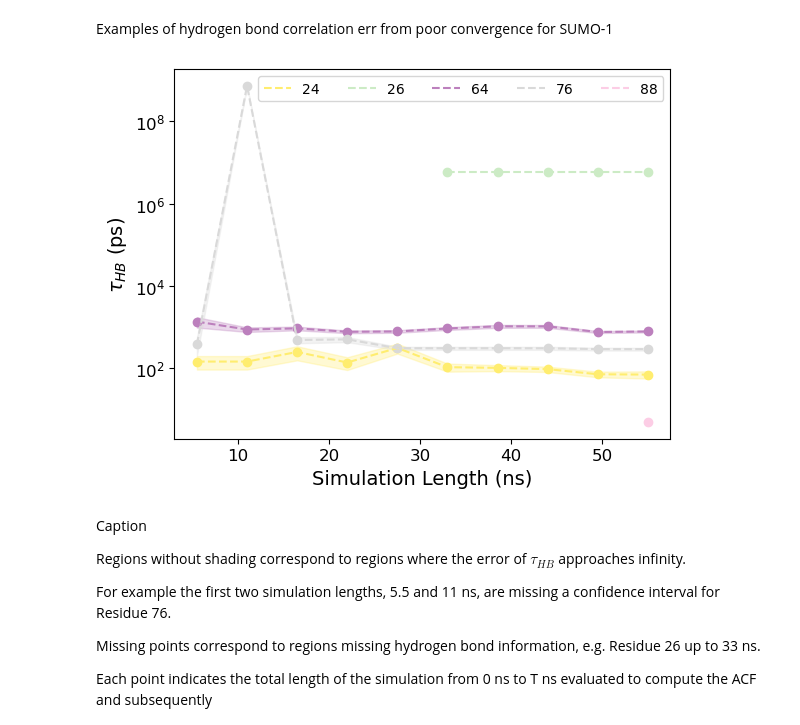
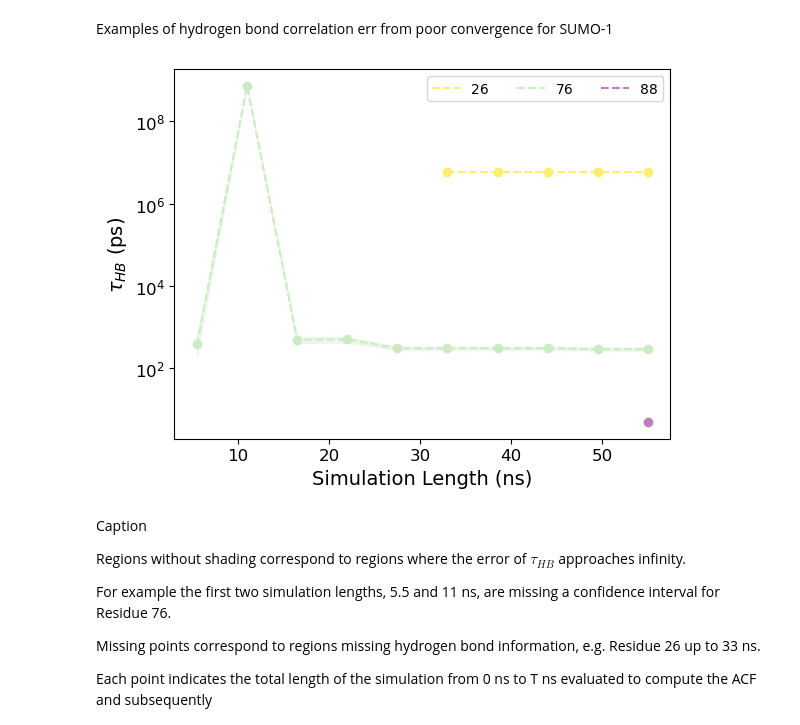
Before and after one commit to hpoudel1/SUMO-1_UBC9_dataset, a Jupyter notebook: residue_Ct_analysis/Computing C(t) confidence.ipynb, the cells around one changed output. Saved outputs shown, nothing was run; the diff lists cells and outputs as text; code cells hidden in the pictures.

```diff
--- a/residue_Ct_analysis/Computing C(t) confidence.ipynb
+++ b/residue_Ct_analysis/Computing C(t) confidence.ipynb
@@ -256,52 +256,45 @@ plt.savefig('simlength_v_tau_sumo1.png',dpi=300)
 # %% [markdown]
 Examples of hydrogen bond correlation err from poor convergence for SUMO-1
 # %%
-removed_residues = np.array([24,26,64,76,88])
-
-tau_err_stack_sumo1_removed = np.stack([np.concatenate([np.array([24]).reshape(-1,1),
-        np.apply_along_axis(func1d=fit_biexponential, axis=1, arr =  np.array([np.loadtxt(f'./SUMO1/acf_{j}/res{i}.dat') for i in [24] ]) )], axis = 1) for j in np.arange(1,11)*55])
+removed_residues = np.array([26,64,76,88])
 
 tau_err_stack_sumo1_removed1 = np.stack([np.concatenate([np.array([26]).reshape(-1,1),
         np.apply_along_axis(func1d=fit_biexponential, axis=1, arr =  np.array([np.loadtxt(f'./SUMO1/acf_{j}/res{i}.dat') for i in [26] ]) )], axis = 1) for j in np.arange(6,11)*55])
-tau_err_stack_sumo1_removed2 = np.stack([np.concatenate([np.array([64,76]).reshape(-1,1),
-        np.apply_along_axis(func1d=fit_biexponential, axis=1, arr =  np.array([np.loadtxt(f'./SUMO1/acf_{j}/res{i}.dat') for i in [64,76] ]) )], axis = 1) for j in np.arange(1,11)*55])
+tau_err_stack_sumo1_removed2 = np.stack([np.concatenate([np.array([76]).reshape(-1,1),
+        np.apply_along_axis(func1d=fit_biexponential, axis=1, arr =  np.array([np.loadtxt(f'./SUMO1/acf_{j}/res{i}.dat') for i in [76] ]) )], axis = 1) for j in np.arange(1,11)*55])
 tau_err_stack_sumo1_removed3 = np.stack([np.concatenate([np.array([88]).reshape(-1,1),
         np.apply_along_axis(func1d=fit_biexponential, axis=1, arr =  np.array([np.loadtxt(f'./SUMO1/acf_{j}/res{i}.dat') for i in [88] ]) )], axis = 1) for j in np.arange(10,11)*55])
 # %%
-for k,i in enumerate(tau_err_stack_sumo1_removed.transpose(1,2,0)):
-    plt.semilogy(length,i[1], label=int(i[0][0]),c=clist[k],ls='--')
-    plt.scatter(length,i[1],color=clist[k])
-    t_interval = t.interval(alpha=0.95, df=i[3], scale=i[2])[1]
-    plt.fill_between(length,i[1]+t_interval,i[1]-t_interval, alpha=0.3, color=clist[k])
 
 
-k = 1
+k = 0
 i = tau_err_stack_sumo1_removed1.transpose(1,2,0)[0]
 plt.semilogy(length[5:],i[1], label=int(i[0][0]),c=clist[k],ls='--')
 plt.scatter(length[5:],i[1],color=clist[k])
 t_interval = t.interval(alpha=0.95, df=i[3], scale=i[2])[1]
 plt.fill_between(length[5:],i[1]+t_interval,i[1]-t_interval, where=~np.isnan(i[2]),alpha=0.3, color=clist[k])
 
 for k,i in enumerate(tau_err_stack_sumo1_removed2.transpose(1,2,0)):
-    plt.semilogy(length,i[1], label=int(i[0][0]),c=clist[k+2],ls='--')
-    plt.scatter(length,i[1],color=clist[k+2])
+    plt.semilogy(length,i[1], label=int(i[0][0]),c=clist[k+1],ls='--')
+    plt.scatter(length,i[1],color=clist[k+1])
     t_interval = t.interval(alpha=0.95, df=i[3], scale=i[2])[1]
-    plt.fill_between(length,i[1]+t_interval,i[1]-t_interval, alpha=0.3, color=clist[k+2])
+    plt.fill_between(length,i[1]+t_interval,i[1]-t_interval, alpha=0.3, color=clist[k+1])
 
-k = 4
+
+k = 2
 i = tau_err_stack_sumo1_removed3.transpose(1,2,0)[0]
 plt.semilogy(length[9:],i[1], label=int(i[0][0]),c=clist[k],ls='--')
 plt.scatter(length[9:],i[1],color=clist[k])
 t_interval = t.interval(alpha=0.95, df=i[3], scale=i[2])[1]
 plt.fill_between(length[9:],i[1]+t_interval,i[1]-t_interval, where=~np.isnan(i[2]),alpha=0.3, color=clist[k])
 
 plt.tick_params(labelsize=12)
 plt.legend(ncol = 5, loc='upper right')
 plt.xlabel('Simulation Length (ns)',size=14)
 plt.ylabel(r'$\tau_{HB}$ (ps)',size=14)
 plt.savefig('simlength_v_tau_failed-convergence_sumo1.png',dpi=300)
 # %% [output]
-[figure, old version]
+[figure, new version]
 # %% [markdown]
 Caption
 
```
Also changed, not shown: parts of 4 cells of this notebook, 1 other file.
